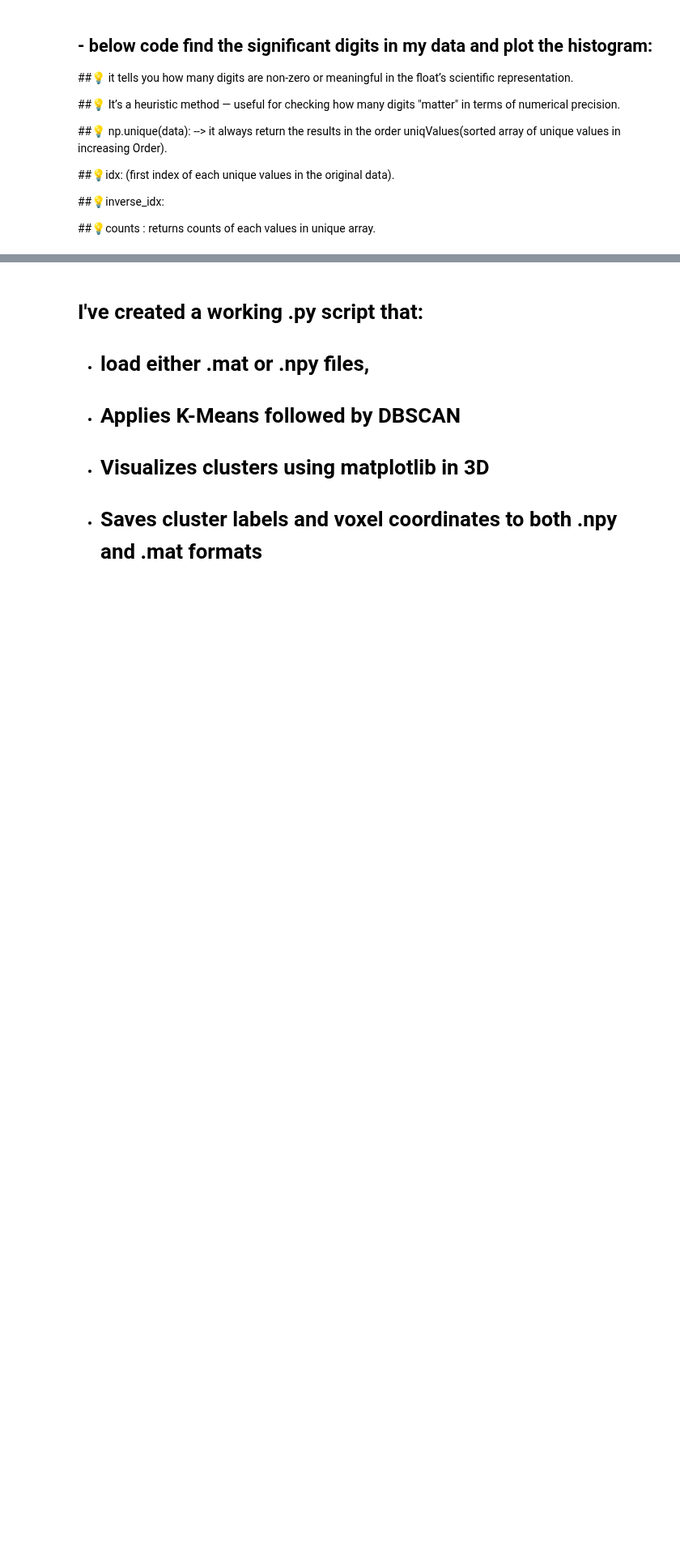
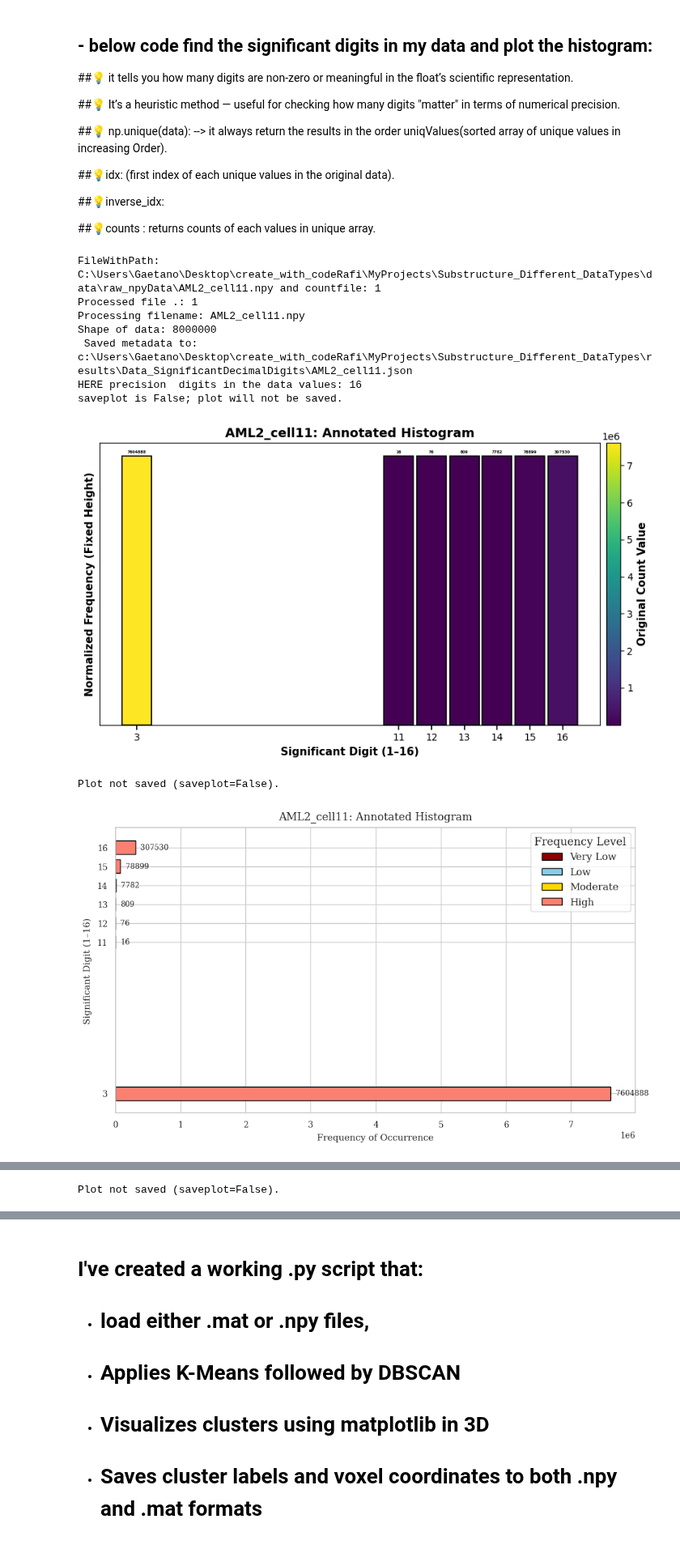
Before and after one commit to mohdrafik/Substructure_Different_DataTypes, a Jupyter notebook: src/garbage.ipynb, the cells around one changed output, grey strips where cells are left out. Shown at 81% size. Drawn from its saved outputs; the diff is of its cells as text; code cells hidden in the pictures; blank space fills up the shorter version.

```diff
--- a/src/garbage.ipynb
+++ b/src/garbage.ipynb
@@ -19,11 +19,10 @@ from pathlib import Path
 import os
 import time
 # print(f"garbage path : {os.getcwd()} and \n {Path.home()}")
-
 # cws = Path(__file__).resolve().parent   # use it everywhere for current working scripts path (cws)
 cws = Path.cwd()
 BASE_DIR = cws.parent        # \Projects\substructure_3d_data\Substructure_Different_DataTypes\
-DATA_PATH = BASE_DIR/"data"  #  Projects\substructure_3d_data\Substructure_Different_DataTypes\data\
+DATA_PATH = BASE_DIR/"data"  #  \Projects\substructure_3d_data\Substructure_Different_DataTypes\data\
 rawnypyData_Path = DATA_PATH/"raw_npyData"
 data_dir = str(rawnypyData_Path)
 print(f"data_dir : {data_dir}")
@@ -114,7 +113,7 @@ if plot_Type == 1:
 
                 # Text with position
                 plt.text(x_data[0], y_text, f'{label}: {y_val:.8f}',
-                        color=color, fontsize=8, verticalalignment='bottom')
+                        color=color, fontsize=6, verticalalignment='bottom')
 
             # === 5. Plot settings ===
             plt.title(f"{file[:-4]} Linearly Spaced Vector")
@@ -404,6 +406,25 @@ for FileWithPath in fpath:
     x_axis_maxValueHist =  max(UniqueValues)
 
 
+    metadata_list = [
+        {
+            "filename": f"{filename[:-4]}",
+            "unique_values": UniqueValues.tolist(),  # Convert numpy array to list
+            "counts": Counts_OFUniqueValues.tolist(),  # Convert numpy array to list
+            "significant_DecimalDigits": int(x_axis_maxValueHist),  # Convert numpy.int64 to int
+            "significant_digit_data": significant_digit_data  # significant decimal digits for each data value in the data array (which are converted from 3d numpy to 1d array).
+        }
+    ]
+
+################################### this is to save the metadata in the json file. #######################################################################################
+    from data_saver_module import DataSaver
+    Data_sgnDecimalDgts_save_dir = BASE_DIR/"results"/"Data_SignificantDecimalDigits"
+    os.makedirs(Data_sgnDecimalDgts_save_dir, exist_ok=True)  # Create if missing
+    saver = DataSaver(save_dir=Data_sgnDecimalDgts_save_dir, include_fields=[], filename=f"{filename[:-4]}.json")
+    saver.save(metadata_list)
+
+
+
     print(F"HERE precision  digits in the data values: {x_axis_maxValueHist}")
 
     # <----------------  JUST CHOOSE ONE OF THE FOLLOWING HISTOGRAMS TO PLOT AND SAVE IT. JUST UNCOMMENT ANY ONE ----------- >
@@ -415,7 +436,7 @@ for FileWithPath in fpath:
         title = f"{filename[:-4]}: Annotated Histogram",
         xlabel = f"Significant Digit (1–{max(UniqueValues)})",
         ylabel = "Normalized Frequency (Fixed Height)",
-        saveplot = True,
+        saveplot = False,
         filename = filename[:-4],
         save_dir = save_dir,
         dpi = 600  # Publication-ready resolution
@@ -425,31 +446,42 @@ for FileWithPath in fpath:
 ############### 2ND -- invoke the function to plot histogram Here HORIZONTAL SPLIT HISTOGRAM : with color coding and annotation
     DataPlotter.plot_horizontal_split_histogram(
     significant_digit_data=significant_digit_data,
     title= f"{filename[:-4]}: Annotated Histogram",
     xlabel="Frequency of Occurrence",
     ylabel = f"Significant Digit (1–{max(UniqueValues)})",
-    saveplot = True,
+    saveplot = False,
     filename = filename[:-4],
     save_dir= save_dir1
     )
 
 print(f"Total number of files processed: {countfile} and plot generated for each file if saveplot is True.")
 
 
 ################################ older version of histogram plot with color coding and annotation ###############
     # plt.figure(figsize=(8, 5))
     # plt.hist(significant_digit_data,bins='auto')
     # plt.title(f"Significant Digit Histogram: {filename}")
     # plt.xlabel(f"Significant Digit (1-{max(UniqueValues)})")
     # plt.ylabel("Frequency")
     # plt.xticks(range(1, max(UniqueValues)+1))
     # plt.grid(True)
     # plt.show()
     # Save the figure
     # hist_path = os.path.join(save_dir, f"{filename[:-4]}_histogram.png")
     # plt.savefig(hist_path)
     # plt.close()
 
     # Optional: Print most common digit
     # most_common_digit = np.argmax(counts) + 1  # bins are 1-indexed
     # print(f"Most frequent significant digit: {most_common_digit}")
+# %% [output]
+FileWithPath: C:\Users\Gaetano\Desktop\create_with_codeRafi\MyProjects\Substructure_Different_DataTypes\data\raw_npyData\AML2_cell11.npy and countfile: 1
+Processed file .: 1
+Processing filename: AML2_cell11.npy
+Shape of data: 8000000
+ Saved metadata to: c:\Users\Gaetano\Desktop\create_with_codeRafi\MyProjects\Substructure_Different_DataTypes\results\Data_SignificantDecimalDigits\AML2_cell11.json
+HERE precision  digits in the data values: 16
+saveplot is False; plot will not be saved.
+[figure, added]
+Plot not saved (saveplot=False).
+[figure, added]
@@ -455,0 +496 @@ print(f"Total number of files processed: {countfile} and plot generated for each
+Plot not saved (saveplot=False).
```
Also changed, not shown: parts of 2 cells of this notebook.
